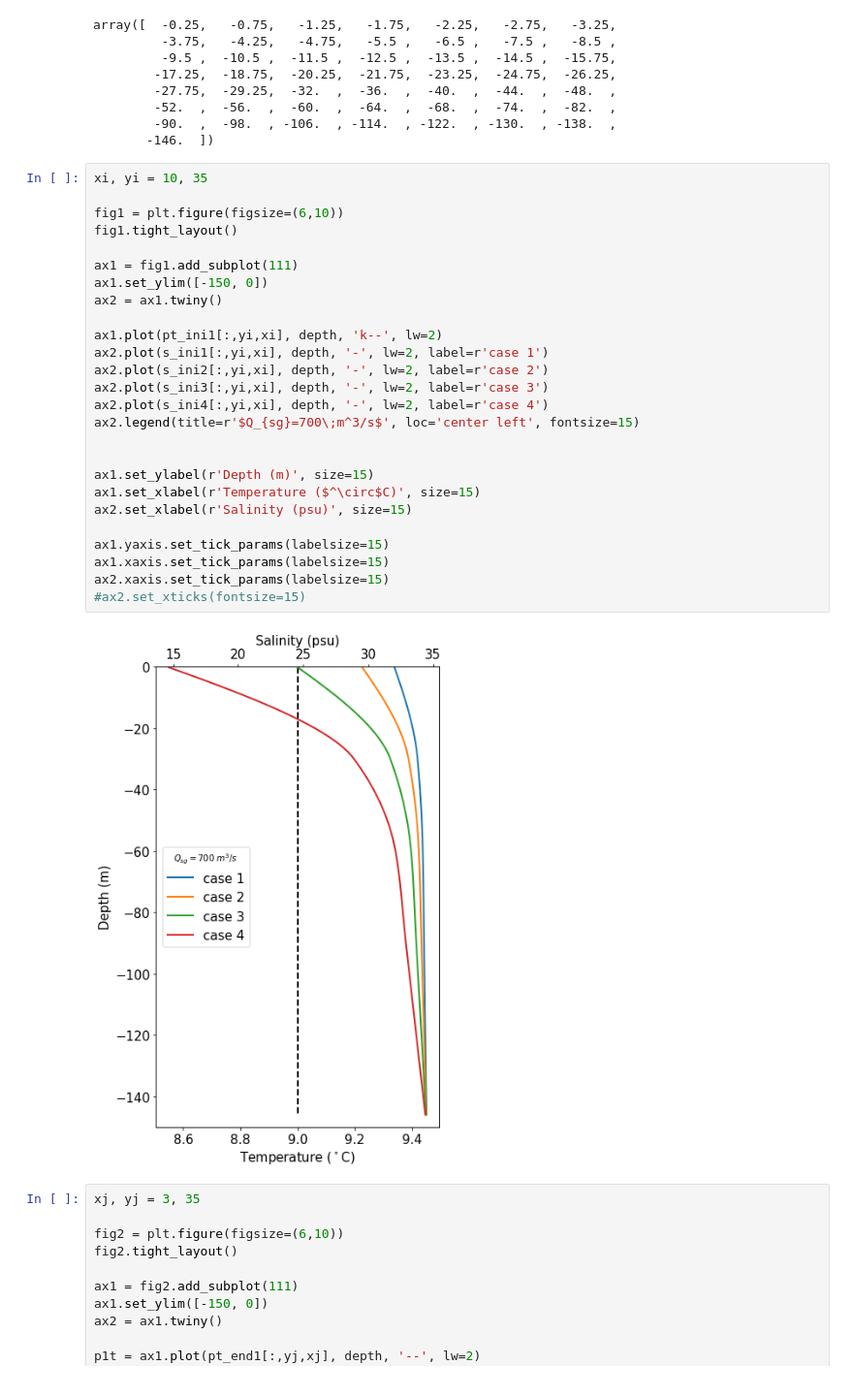
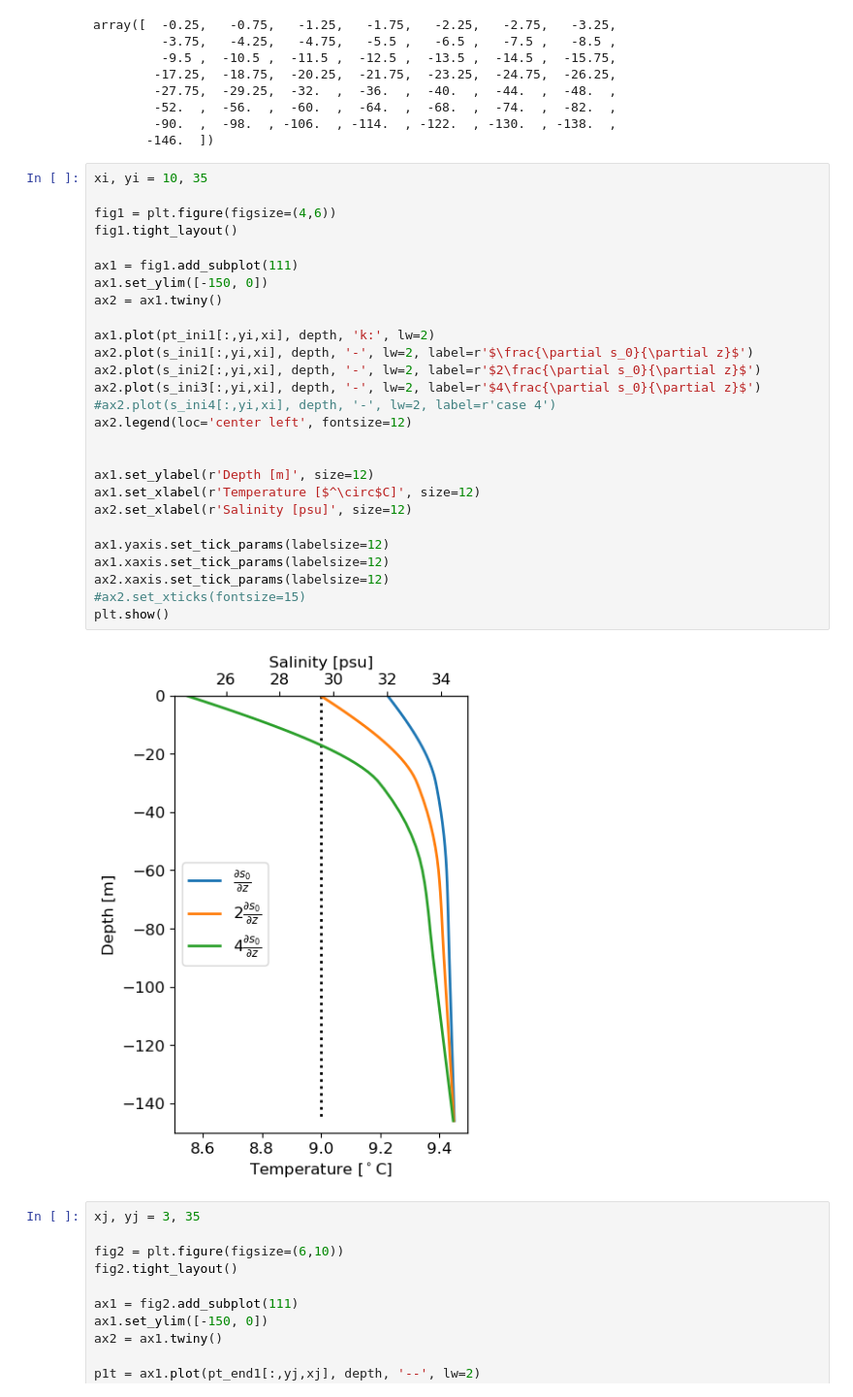
Before and after one commit to weiyangbao/Jupyter-Iceplume, a Jupyter notebook: initial_prof.ipynb, the cells around one changed output. Shown at 97% size. Drawn from its saved outputs; the diff is of its cells as text.

```diff
--- a/initial_prof.ipynb
+++ b/initial_prof.ipynb
@@ -46,31 +46,32 @@ array([  -0.25,   -0.75,   -1.25,   -1.75,   -2.25,   -2.75,   -3.25,
 # %%
 xi, yi = 10, 35
 
-fig1 = plt.figure(figsize=(6,10))
+fig1 = plt.figure(figsize=(4,6))
 fig1.tight_layout()
 
 ax1 = fig1.add_subplot(111)
 ax1.set_ylim([-150, 0])
 ax2 = ax1.twiny()
 
-ax1.plot(pt_ini1[:,yi,xi], depth, 'k--', lw=2)
-ax2.plot(s_ini1[:,yi,xi], depth, '-', lw=2, label=r'case 1')
-ax2.plot(s_ini2[:,yi,xi], depth, '-', lw=2, label=r'case 2')
-ax2.plot(s_ini3[:,yi,xi], depth, '-', lw=2, label=r'case 3')
-ax2.plot(s_ini4[:,yi,xi], depth, '-', lw=2, label=r'case 4')
-ax2.legend(title=r'$Q_{sg}=700\;m^3/s$', loc='center left', fontsize=15)
+ax1.plot(pt_ini1[:,yi,xi], depth, 'k:', lw=2)
+ax2.plot(s_ini1[:,yi,xi], depth, '-', lw=2, label=r'$\frac{\partial s_0}{\partial z}$')
+ax2.plot(s_ini2[:,yi,xi], depth, '-', lw=2, label=r'$2\frac{\partial s_0}{\partial z}$')
+ax2.plot(s_ini3[:,yi,xi], depth, '-', lw=2, label=r'$4\frac{\partial s_0}{\partial z}$')
+#ax2.plot(s_ini4[:,yi,xi], depth, '-', lw=2, label=r'case 4')
+ax2.legend(loc='center left', fontsize=12)
 
 
-ax1.set_ylabel(r'Depth (m)', size=15)
-ax1.set_xlabel(r'Temperature ($^\circ$C)', size=15)
-ax2.set_xlabel(r'Salinity (psu)', size=15)
+ax1.set_ylabel(r'Depth [m]', size=12)
+ax1.set_xlabel(r'Temperature [$^\circ$C]', size=12)
+ax2.set_xlabel(r'Salinity [psu]', size=12)
 
-ax1.yaxis.set_tick_params(labelsize=15)
-ax1.xaxis.set_tick_params(labelsize=15)
-ax2.xaxis.set_tick_params(labelsize=15)
+ax1.yaxis.set_tick_params(labelsize=12)
+ax1.xaxis.set_tick_params(labelsize=12)
+ax2.xaxis.set_tick_params(labelsize=12)
 #ax2.set_xticks(fontsize=15)
+plt.show()
 # %% [output]
-[figure, old version]
+[figure, new version]
 # %%
 xj, yj = 3, 35
 
```
Also changed, not shown: parts of 1 cell of this notebook, 10 other files.
